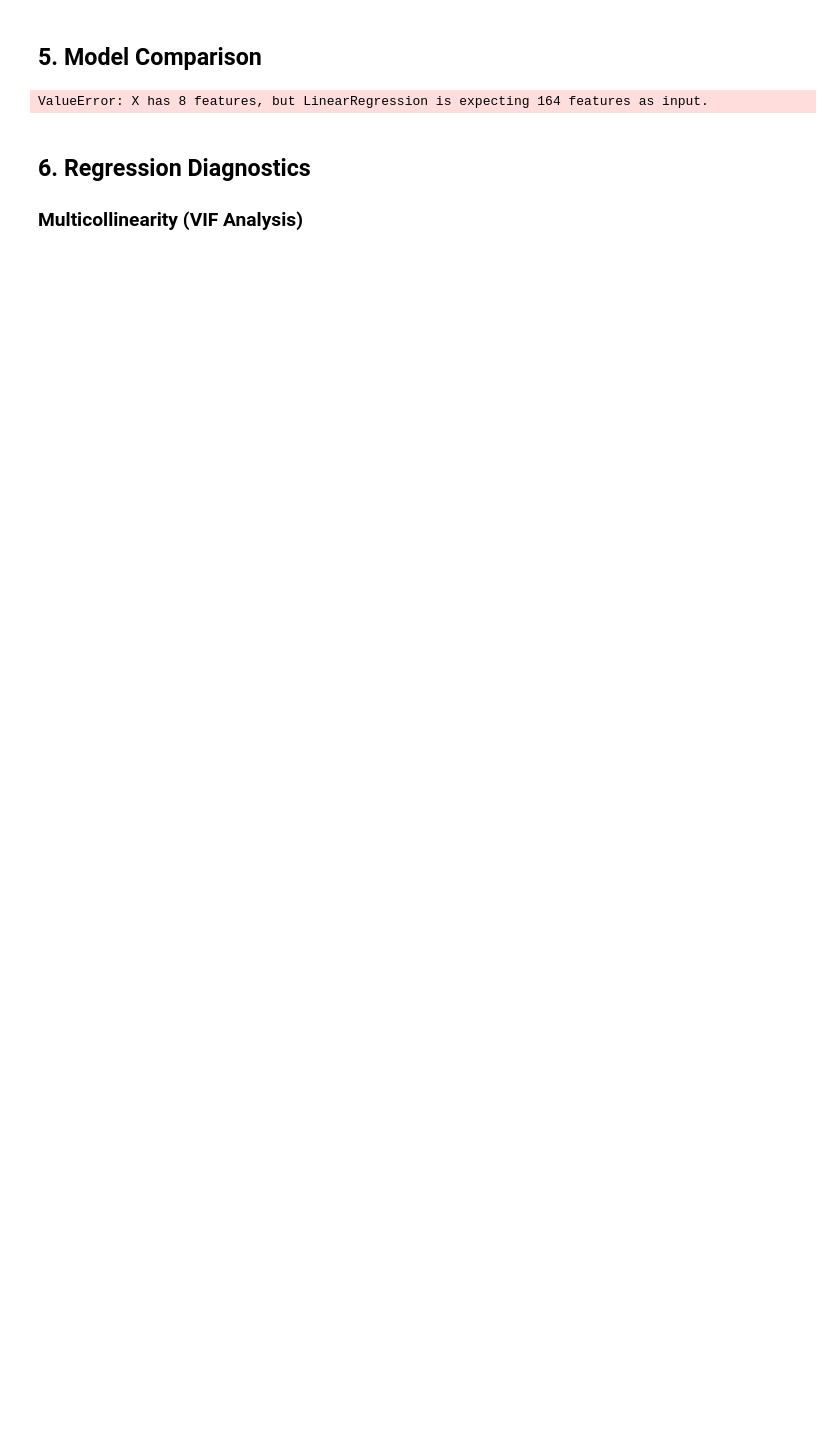
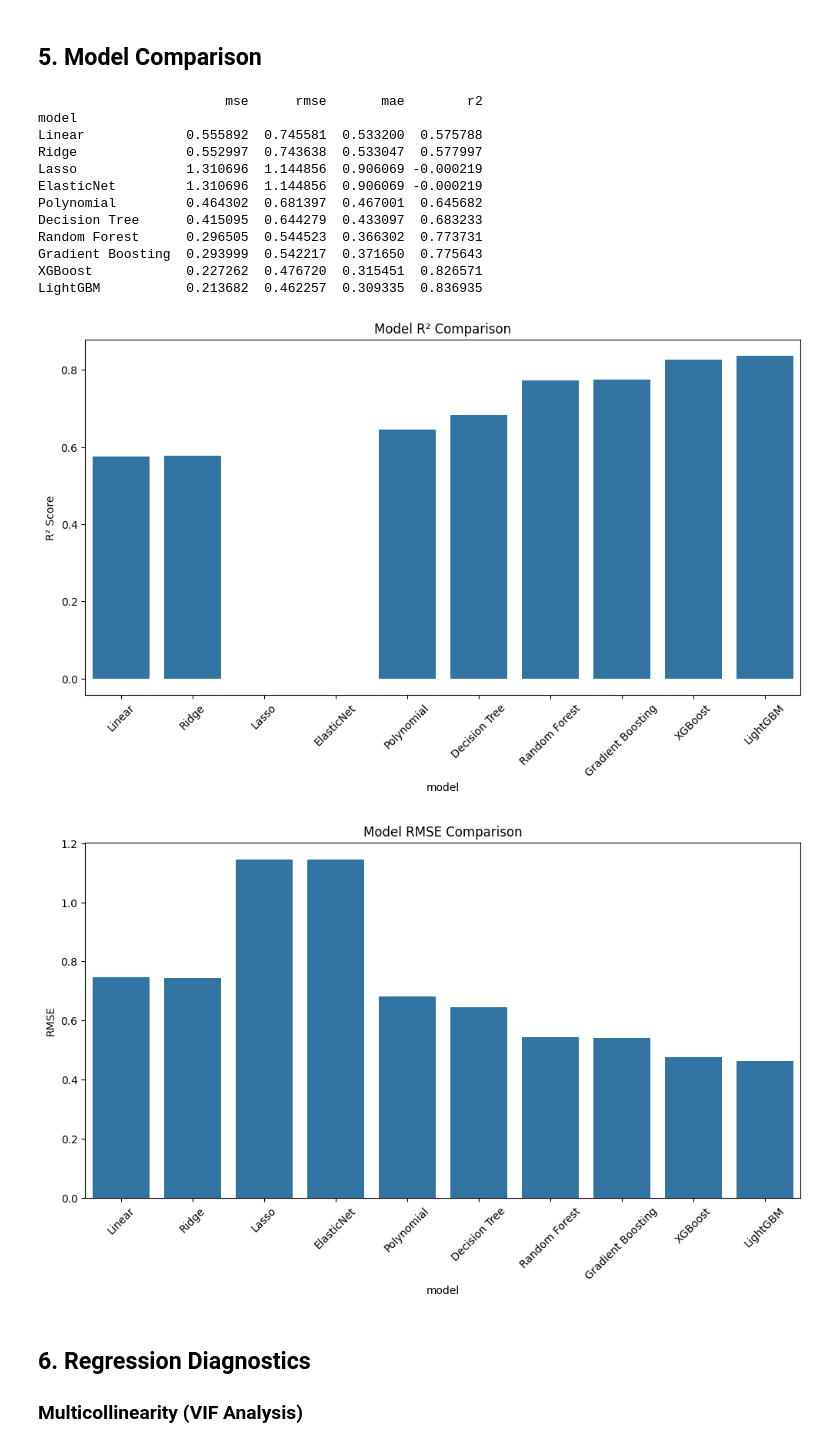
Before and after one commit to DigiCrome-Academy/real-estate-prediction-tanvibbsr-1, a Jupyter notebook: notebooks/01_regression_modeling.ipynb, the cells around one changed output. Saved outputs shown, nothing was run; the diff lists cells and outputs as text; code cells hidden in the pictures; blank space fills up the shorter version.

Commit message:
do regression diagnostics

```diff
--- a/notebooks/01_regression_modeling.ipynb
+++ b/notebooks/01_regression_modeling.ipynb
@@ -238,24 +234,61 @@ XGBoost - MSE: 0.2273, R2: 0.8266
 LightGBM - MSE: 0.2137, R2: 0.8369
 # %% [markdown]
 ## 5. Model Comparison
-# %%
-# TODO: Use compare_models() to create a comparison table
-# TODO: Visualize model performance (bar chart of R², RMSE)
-
-comparison_df = compare_models({
-    'Linear Regression': lr_model,
-    'Ridge Regression': ridge_model,
-    'Lasso Regression': lasso_model,
-    'ElasticNet': enet_model,
-    'Polynomial Regression': poly_model,
-    'Decision Tree': dt_model,
-    'Random Forest': rf_model,
-    'Gradient Boosting': gb_model,
-    'LightGBM': lgb_model
-}, X_test, y_test)
-print(comparison_df)
-# %% [output]
-ValueError: X has 8 features, but LinearRegression is expecting 164 features as input.
+# %%
+# TODO: Use compare_models() to create a comparison table
+# TODO: Visualize model performance (bar chart of R², RMSE)
+poly = PolynomialFeatures(degree=2, include_bias=False)
+X_train_poly = poly.fit_transform(X_train)  # fit here
+X_test_poly = poly.transform(X_test)        # only transform here, never fit_transform
+
+# Retrain poly_model on correct features
+poly_model.fit(X_train_poly, y_train)
+
+models_dict = {
+    'Linear':            (lin_model,     X_test),
+    'Ridge':             (ridge_model,   X_test),
+    'Lasso':             (lasso_model,   X_test),
+    'ElasticNet':        (elastic_model, X_test),
+    'Polynomial':        (poly_model,    X_test_poly),
+    'Decision Tree':     (tree_model,    X_test),
+    'Random Forest':     (forest_model,  X_test),
+    'Gradient Boosting': (gb_model,      X_test),
+    'XGBoost':           (xgb_model,     X_test),
+    'LightGBM':          (lgb_model,     X_test),
+}
+
+model_comparison = compare_models(models_dict, X_test, y_test)
+print(model_comparison)
+
+# Visualize model performance
+plt.figure(figsize=(12,6))
+sns.barplot(x='model', y='r2', data=model_comparison)
+plt.title('Model R² Comparison')
+plt.ylabel('R² Score')
+plt.xticks(rotation=45)
+plt.show()
+
+plt.figure(figsize=(12,6))
+sns.barplot(x='model', y='rmse', data=model_comparison)
+plt.title('Model RMSE Comparison')
+plt.ylabel('RMSE')
+plt.xticks(rotation=45)
+plt.show()
+# %% [output]
+                        mse      rmse       mae        r2
+model
+Linear             0.555892  0.745581  0.533200  0.575788
+Ridge              0.552997  0.743638  0.533047  0.577997
+Lasso              1.310696  1.144856  0.906069 -0.000219
+ElasticNet         1.310696  1.144856  0.906069 -0.000219
+Polynomial         0.464302  0.681397  0.467001  0.645682
+Decision Tree      0.415095  0.644279  0.433097  0.683233
+Random Forest      0.296505  0.544523  0.366302  0.773731
+Gradient Boosting  0.293999  0.542217  0.371650  0.775643
+XGBoost            0.227262  0.476720  0.315451  0.826571
+LightGBM           0.213682  0.462257  0.309335  0.836935
+[figure, added]
+[figure, added]
 # %% [markdown]
 ## 6. Regression Diagnostics
 
```
Also changed, not shown: parts of 6 cells of this notebook, 1 other file.
